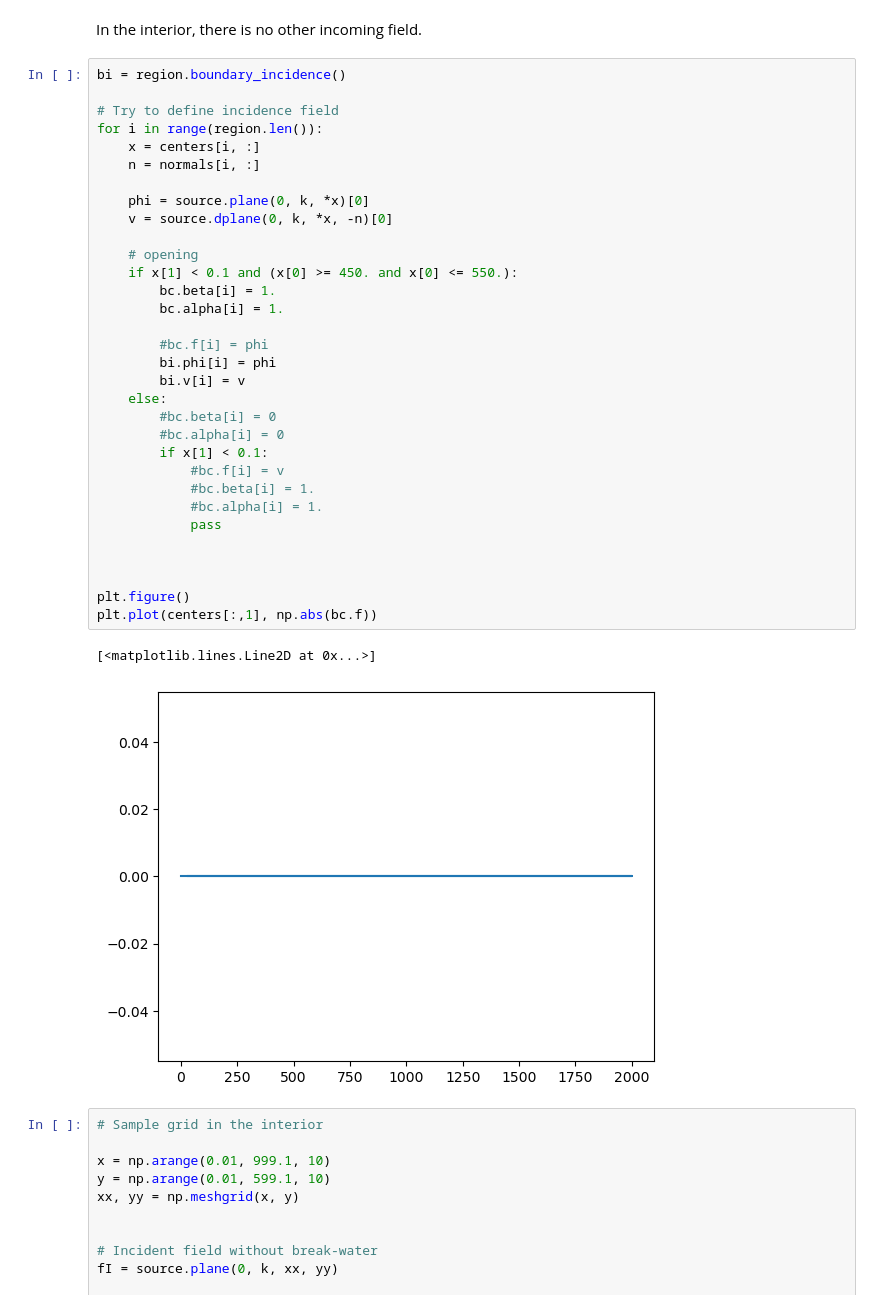
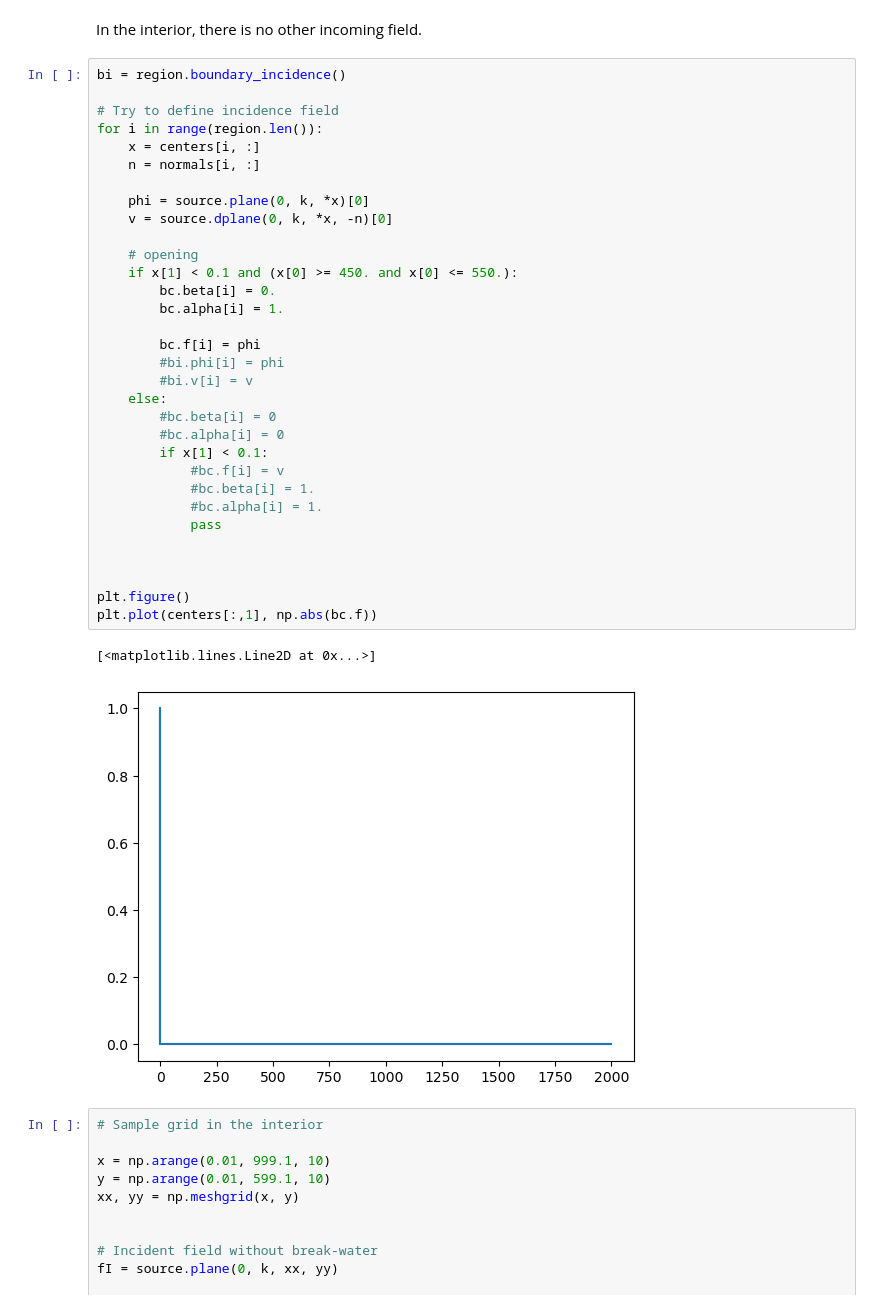
Before and after one commit to gauteh/ohbemn, a Jupyter notebook: examples/Breakwater diffusion.ipynb, the cells around one changed output. Drawn from its saved outputs; the diff is of its cells as text.

```diff
--- a/examples/Breakwater diffusion.ipynb
+++ b/examples/Breakwater diffusion.ipynb
@@ -41,38 +41,38 @@ In the interior, there is no other incoming field.
 # %%
 bi = region.boundary_incidence()
 
 # Try to define incidence field
 for i in range(region.len()):
     x = centers[i, :]
     n = normals[i, :]
 
     phi = source.plane(0, k, *x)[0]
     v = source.dplane(0, k, *x, -n)[0]
 
     # opening
     if x[1] < 0.1 and (x[0] >= 450. and x[0] <= 550.):
-        bc.beta[i] = 1.
+        bc.beta[i] = 0.
         bc.alpha[i] = 1.
 
-        #bc.f[i] = phi
-        bi.phi[i] = phi
-        bi.v[i] = v
+        bc.f[i] = phi
+        #bi.phi[i] = phi
+        #bi.v[i] = v
     else:
         #bc.beta[i] = 0
         #bc.alpha[i] = 0
         if x[1] < 0.1:
             #bc.f[i] = v
             #bc.beta[i] = 1.
             #bc.alpha[i] = 1.
             pass
 
 
 
 plt.figure()
 plt.plot(centers[:,1], np.abs(bc.f))
 # %% [output]
 [<matplotlib.lines.Line2D at 0x...>]
-[figure, old version]
+[figure, new version]
 # %%
 # Sample grid in the interior
 
```
Also changed, not shown: parts of 4 cells of this notebook, 5 other files.
